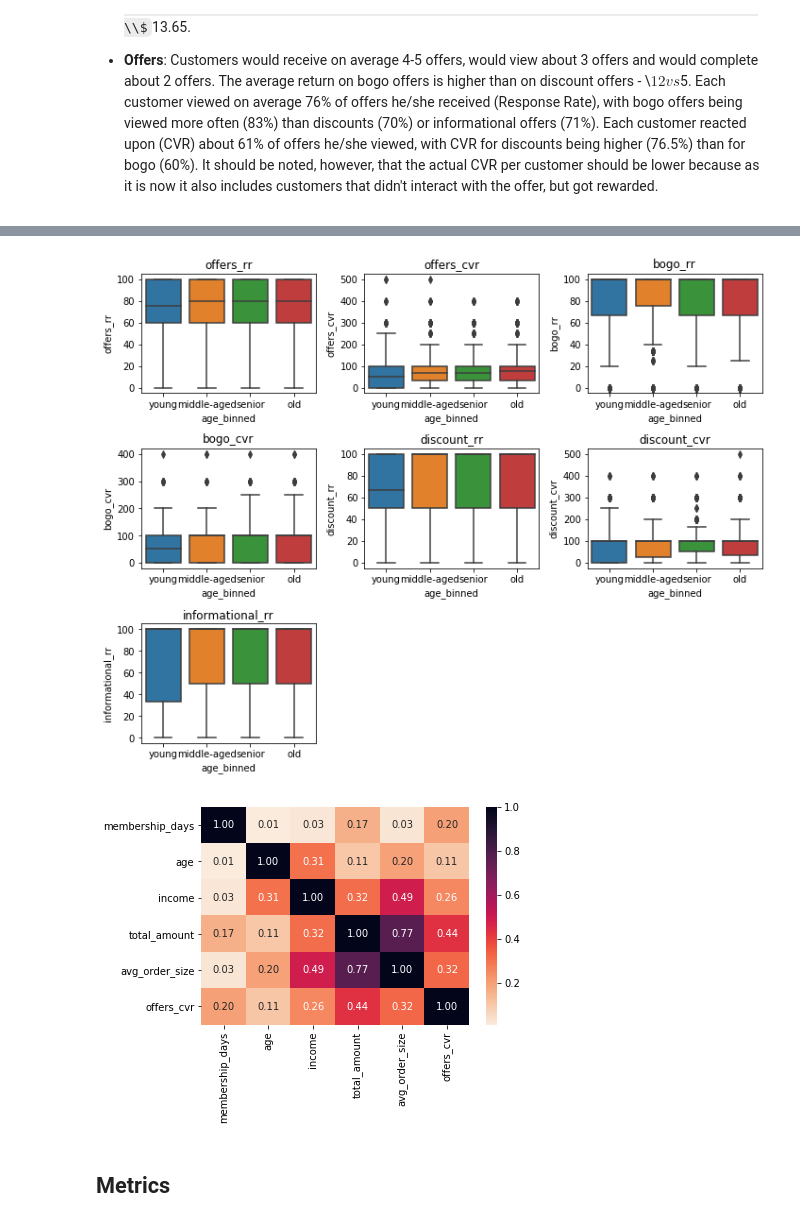
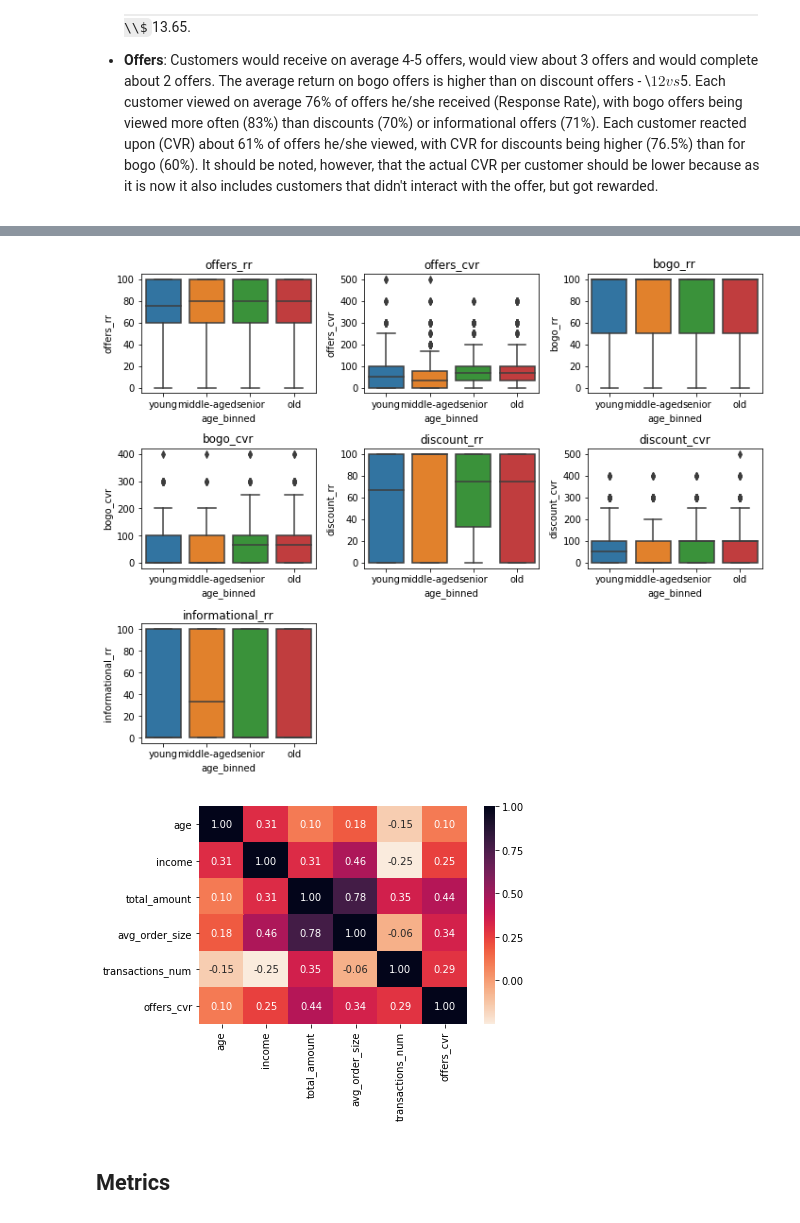
Before and after one commit to k-bosko/Starbucks_rewards, a Jupyter notebook: Starbucks_capstone.ipynb, the cells around one changed output, grey strips where cells are left out. Drawn from its saved outputs; the diff is of its cells as text; code cells hidden in the pictures; some formulas as TeX source.

Commit message:
v_2 - pca and clustering with binned features

```diff
--- a/Starbucks_capstone.ipynb
+++ b/Starbucks_capstone.ipynb
@@ -428,0 +515,3 @@ for each in ['bogo', 'discount']:
+# %%
+# reencode became_member_on as membership by years in str format (categorical)
+starbucks_imputed['became_member_on'] = starbucks_imputed.became_member_on.apply(lambda x: str(x.year))
@@ -428,0 +559,13 @@ for each in ['bogo', 'discount']:
+# %%
+# create new columns with avg_order_size, avg_reward_size, total_amount binned into 3
+for each in ['total_amount', 'total_rewarded' , 'transactions_num', 'avg_order_size', 'avg_reward_size']:
+    bins = pd.qcut(starbucks_imputed[each], 3, labels=['Q1', 'Q2', 'Q3'])
+    bin_df = starbucks_imputed[each].groupby(bins).agg(['count', 'min', 'max'])
+    bins_size =  [-1, 0.01, round(bin_df.iloc[0][2]), round(bin_df.iloc[1][2]), round(bin_df.iloc[2][2])+1]
+    print(f"bins {each}: {bins_size}")
+    if (each == 'avg_reward_size') | (each == 'total_rewarded'):
+        labels = ['not_rewarded', 'small', 'medium', 'large']
+    else:
+        labels = ['no_transactions', 'small', 'medium', 'large']
+
+    starbucks_imputed[each+'_binned'] = pd.cut(starbucks_imputed[each], bins_size, labels=labels)
@@ -429,10 +584,21 @@ for each in ['bogo', 'discount']:
+# %%
+# create new columns with total_bogo and total_discount binned into quartiles + no savings
+for each in ['total_bogo','total_discount']:
+    maxim = starbucks_imputed[each].max()
+    bins = [-1, 0.01, 1/3*maxim, 2/3*maxim, maxim+1]
+    labels = ['no_'+each, 'small', 'medium', 'large']
+    starbucks_imputed[each+'_binned'] = pd.cut(starbucks_imputed[each], bins=bins, labels=labels)
 # %%
+# create new columns with CVR and RR for each offer type
 for each in ['offers', 'bogo', 'discount', 'informational']:
-    # reponse rate, % offers viewed to offers received (note: no div by 0 because NaNs)
-    starbucks_aggr[each+'_rr'] = round(starbucks_aggr[each+'_viewed']/starbucks_aggr[each+'_received'] * 100, 2)
+    # reponse rate, % offers viewed to offers received
+    starbucks_imputed[each+'_rr'] = round(starbucks_imputed[each+'_viewed']/starbucks_imputed[each+'_received'] * 100, 2)
+    # replace div by 0 - if no offers received, then rr = 0
+    starbucks_imputed[each+'_rr'] = starbucks_imputed[each+'_rr'].replace(np.nan, 0).replace(np.inf, 0)
+
     # conversion rate, % offers completed to offers viewed
     if each != 'informational':
-        starbucks_aggr[each+'_cvr'] = round(starbucks_aggr[each+'_completed']/starbucks_aggr[each+'_viewed'] * 100, 2)
-        # replace div by 0 - if no offers viewed, than cvr = 0
-        starbucks_aggr[each+'_cvr'] = starbucks_aggr[each+'_cvr'].replace(np.inf, 0)
+        starbucks_imputed[each+'_cvr'] = round(starbucks_imputed[each+'_completed']/starbucks_imputed[each+'_viewed'] * 100, 2)
+        # replace div by 0 - if no offers viewed, then cvr = 0
+        starbucks_imputed[each+'_cvr'] = starbucks_imputed[each+'_cvr'].replace(np.inf, 0).replace(np.nan, 0)
 # %%
@@ -638,18 +754,18 @@ cols = ['offers_rr', 'offers_cvr','bogo_rr', 'bogo_cvr','discount_rr', 'discount
 
 plt.figure(figsize=(10, 10));
 
-for i, each in enumerate(starbucks_aggr[cols]):
+for i, each in enumerate(starbucks_imputed[cols]):
     plt.subplot(4,3,i+1)
-    sns.boxplot(y=each, x='age_binned', data=starbucks_aggr);
+    sns.boxplot(y=each, x='age_binned', data=starbucks_imputed);
     plt.title(f"{each}");
     plt.tight_layout();
 # %% [output]
-[figure, old version]
+[figure, new version]
 # %%
-cols = ['membership_days', 'age', 'income', 'total_amount', 'avg_order_size', 'offers_cvr']
-sns.heatmap(starbucks_aggr[cols].corr(), cmap = 'rocket_r', annot = True, fmt = '.2f');
+cols = ['became_member_on', 'age', 'income', 'total_amount', 'avg_order_size', 'transactions_num', 'offers_cvr']
+sns.heatmap(starbucks_imputed[cols].corr(), cmap = 'rocket_r', annot = True, fmt = '.2f');
 # %% [output]
-[figure, old version]
+[figure, new version]
 # %% [markdown]
 ## Metrics
 # %% [markdown]
```
Also changed, not shown: parts of 84 cells of this notebook.
